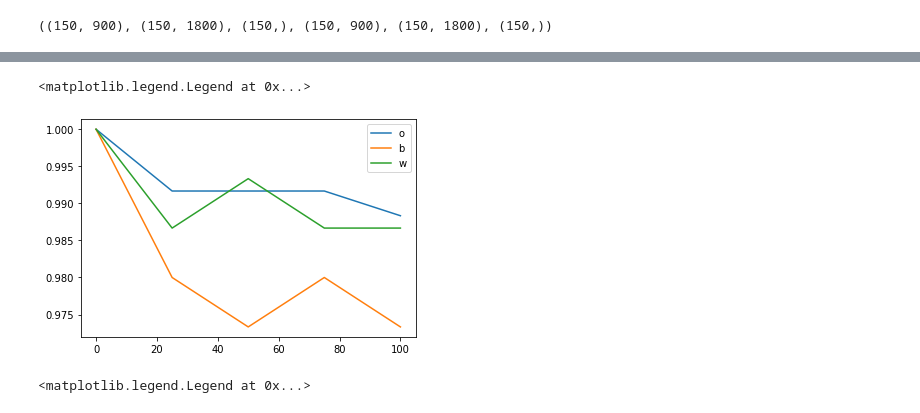
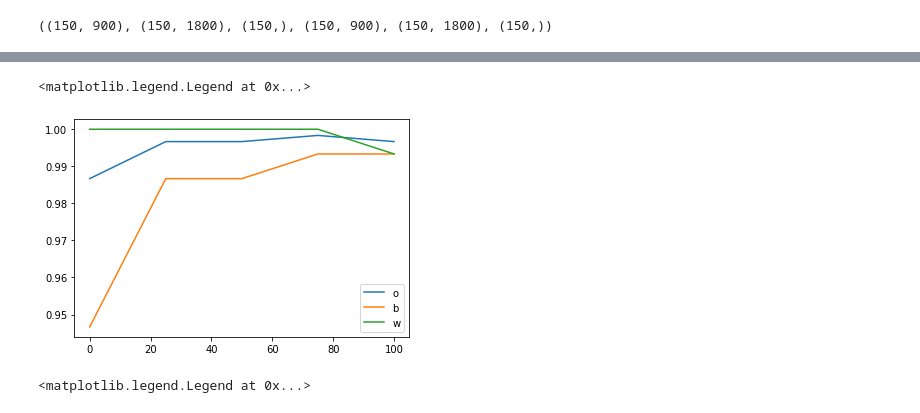
Before and after one commit to mjiang9/cos429project, a Jupyter notebook: Viola-Jones.ipynb, the cells around one changed output, grey strips where cells are left out. Drawn from its saved outputs; the diff is of its cells as text; code cells hidden in the pictures.

```diff
--- a/Viola-Jones.ipynb
+++ b/Viola-Jones.ipynb
@@ -430,8 +397,8 @@ print(rf50.score(Xt_900, y_t))
 0.99
 # %%
 t_start = time()
-rf50_1800 = RandomForestClassifier(n_estimators=1000, max_depth=None, n_jobs=-1, random_state=0)
-rf50_1800.fit(X50_1800, y)
+rf50_ = RandomForestClassifier(n_estimators=1000, max_depth=None, n_jobs=-1, random_state=0)
+rf50_.fit(X50, y)
 print(time() - t_start)
-print(rf50_1800.score(Xt_1800, y_t))
+print(rf50_.score(Xt_900, y_t))
 # %% [output]
@@ -468,8 +426,8 @@ print(rf75.score(Xt_900, y_t))
 0.9833333333333333
 # %%
 t_start = time()
-rf75_1800 = RandomForestClassifier(n_estimators=1000, max_depth=None, n_jobs=-1, random_state=0)
-rf75_1800.fit(X75_1800, y)
+rf75_ = RandomForestClassifier(n_estimators=1000, max_depth=None, n_jobs=-1, random_state=0)
+rf75_.fit(X75, y)
 print(time() - t_start)
-print(rf75_1800.score(Xt_1800, y_t))
+print(rf75_.score(Xt_900, y_t))
 # %% [output]
@@ -506,8 +455,8 @@ print(rf100.score(Xt_900, y_t))
 0.9816666666666667
 # %%
 t_start = time()
-rf100_1800 = RandomForestClassifier(n_estimators=1000, max_depth=None, n_jobs=-1, random_state=0)
-rf100_1800.fit(X100_1800, y)
+rf100_ = RandomForestClassifier(n_estimators=1000, max_depth=None, n_jobs=-1, random_state=0)
+rf100_.fit(X100, y)
 print(time() - t_start)
-print(rf100_1800.score(Xt_1800, y_t))
+print(rf100_.score(Xt_900, y_t))
 # %% [output]
@@ -654,0 +560,2 @@ white: 0.9866666666666667
+# %%
+os_r_, bs_r_, ws_r_ = rfscores([rf0_, rf25_, rf50_, rf75_, rf100_], Xt_900, Xb_t, Xw_t)
@@ -655,11 +583,11 @@ white: 0.9866666666666667
 # %%
-plt.plot([0, 25, 50, 75, 100], os_r2, label="o")
-plt.plot([0, 25, 50, 75, 100], bs_r2, label="b")
-plt.plot([0, 25, 50, 75, 100], ws_r2, label="w")
+plt.plot([0, 25, 50, 75, 100], os_r_, label="o")
+plt.plot([0, 25, 50, 75, 100], bs_r_, label="b")
+plt.plot([0, 25, 50, 75, 100], ws_r_, label="w")
 plt.legend()
 # %% [output]
 <matplotlib.legend.Legend at 0x...>
-[figure, old version]
+[figure, new version]
 # %%
 plt.plot([0, 25, 50, 75, 100], os_r, label="o")
 plt.plot([0, 25, 50, 75, 100], bs_r, label="b")
```
Also changed, not shown: parts of 132 cells of this notebook, 2 other files.
